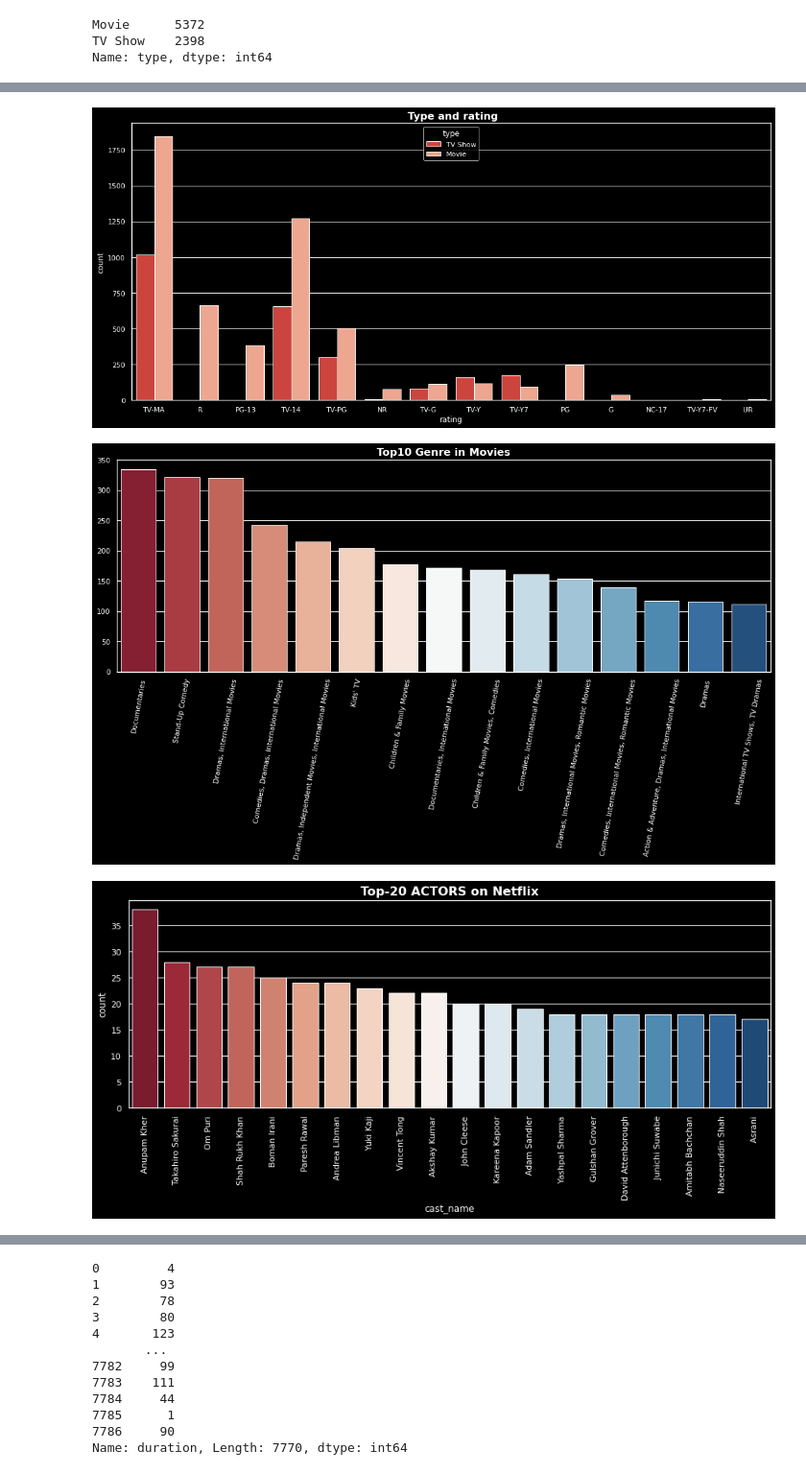
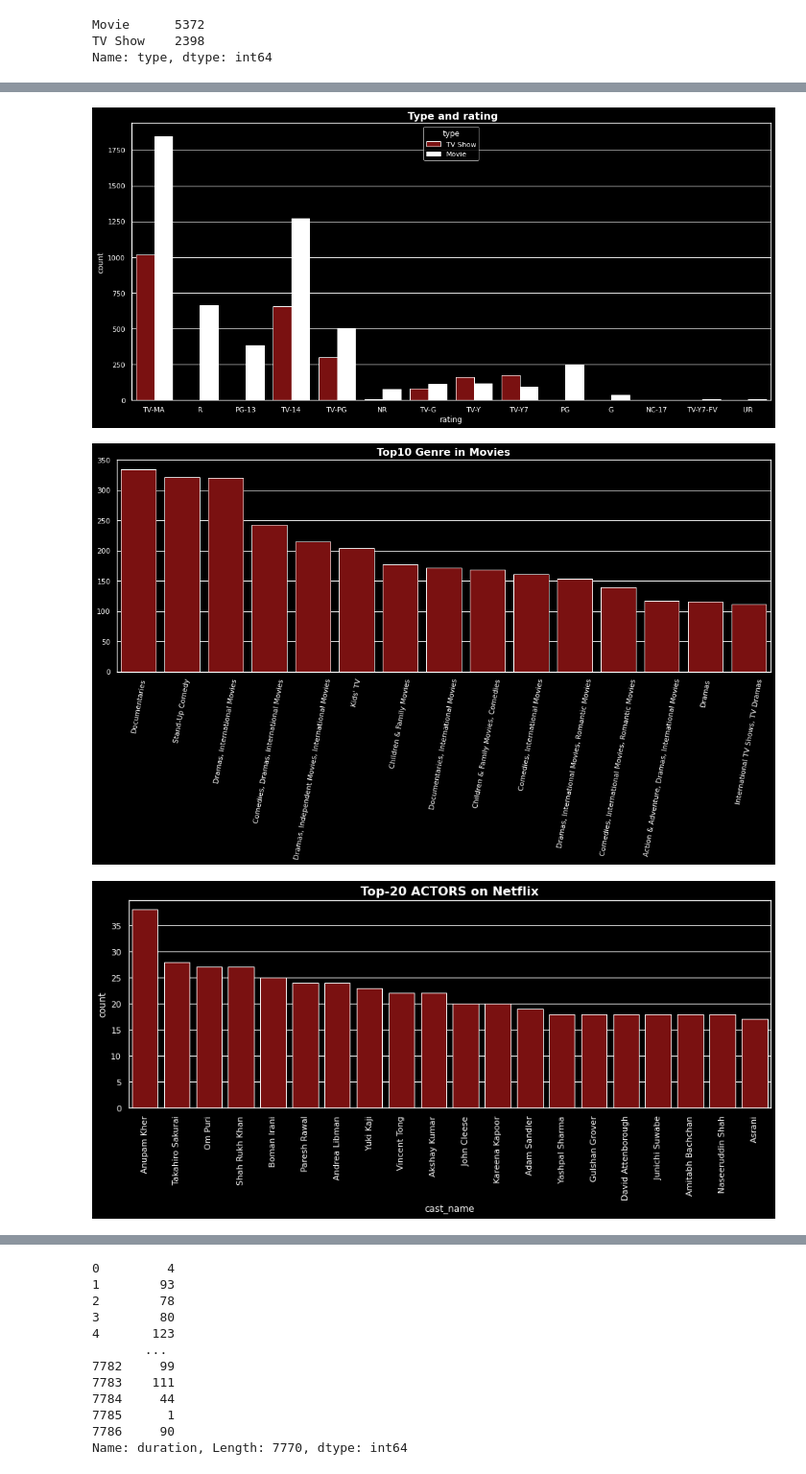
Before and after one commit to Mahima2208/Netflix_Movies_and_TVShows_Clustering, a Jupyter notebook: NETFLIX_MOVIES_AND_TV_SHOWS_CLUSTERING.ipynb, the cells around one changed output, grey strips where cells are left out. Shown at 96% size. Cells and saved outputs as stored; diff of their text form; code cells hidden in the pictures.

```diff
--- a/NETFLIX_MOVIES_AND_TV_SHOWS_CLUSTERING.ipynb
+++ b/NETFLIX_MOVIES_AND_TV_SHOWS_CLUSTERING.ipynb
@@ -297,38 +301,38 @@ ax = sns.countplot(y="release_year", data=netflix_df, palette="RdBu", order=netf
 # Rating
 plt.figure(figsize=(18,8))
 plt.style.use("dark_background")
-sns.countplot(x='rating',hue='type',data=netflix_df,palette="Reds_r")
+sns.countplot(x='rating',hue='type',data=netflix_df,palette=["darkred","white"])
 plt.title(' Type and rating',size='16',fontweight="bold")
 plt.show()
 # %% [output]
-[figure, old version]
+[figure, new version]
 # %%
 # Top 10 Genre in movies
 plt.figure(figsize=(18,6))
 plt.style.use("dark_background")
 sns.barplot(x = netflix_df["listed_in"].value_counts().head(15).index,
-            y = netflix_df["listed_in"].value_counts().head(15).values,palette="RdBu")
+            y = netflix_df["listed_in"].value_counts().head(15).values,palette=["darkred"],edgecolor = "white")
 plt.xticks(rotation=80)
 plt.title("Top10 Genre in Movies",size='16',fontweight="bold")
 plt.show()
 # %% [output]
-[figure, old version]
+[figure, new version]
 # %%
 # Top 20 actors netflix
 netflix_df['cast_name'] = netflix_df['cast'].apply(lambda x :  x.split(','))
 cast_count = []
 for i in netflix_df['cast_name']: cast_count += i
 cast_dict = dict((i, cast_count.count(i)) for i in cast_count)
 df_cast_count = pd.DataFrame(cast_dict.values(),cast_dict.keys()).reset_index().sort_values(0,ascending=False).rename(
     columns = {'index' : 'cast_name', 0 : 'count'}).iloc[1:21]
 plt.figure(figsize=(15,5))
 plt.style.use("dark_background")
-sns.barplot(x='cast_name',y='count',data=df_cast_count,palette="RdBu")
+sns.barplot(x='cast_name',y='count',data=df_cast_count,palette=["darkred"],edgecolor="white")
 plt.title("Top-20 ACTORS on Netflix",size='16',fontweight="bold")
 plt.xticks(rotation=90)
 plt.show()
 # %% [output]
-[figure, old version]
+[figure, new version]
 # %%
 # Top 20 actors netflix
 netflix_df['director'] = netflix_df['director'].apply(lambda x :  x.split(','))
```
Also changed, not shown: parts of 9 cells of this notebook.
